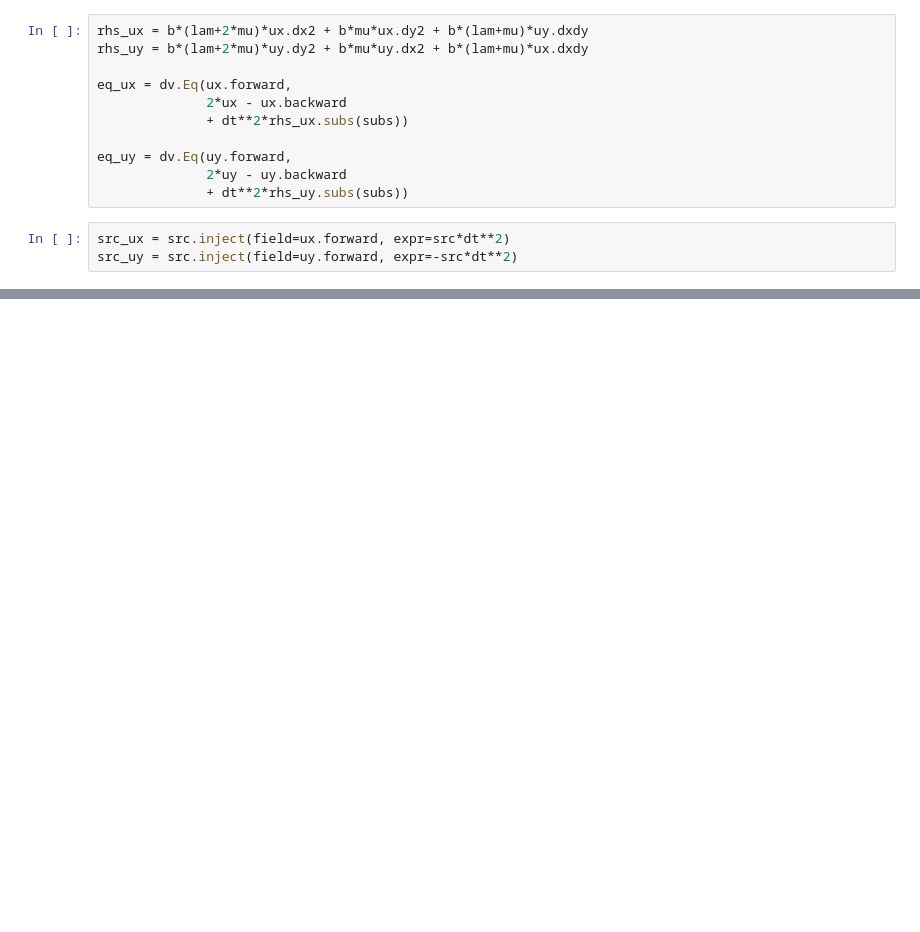
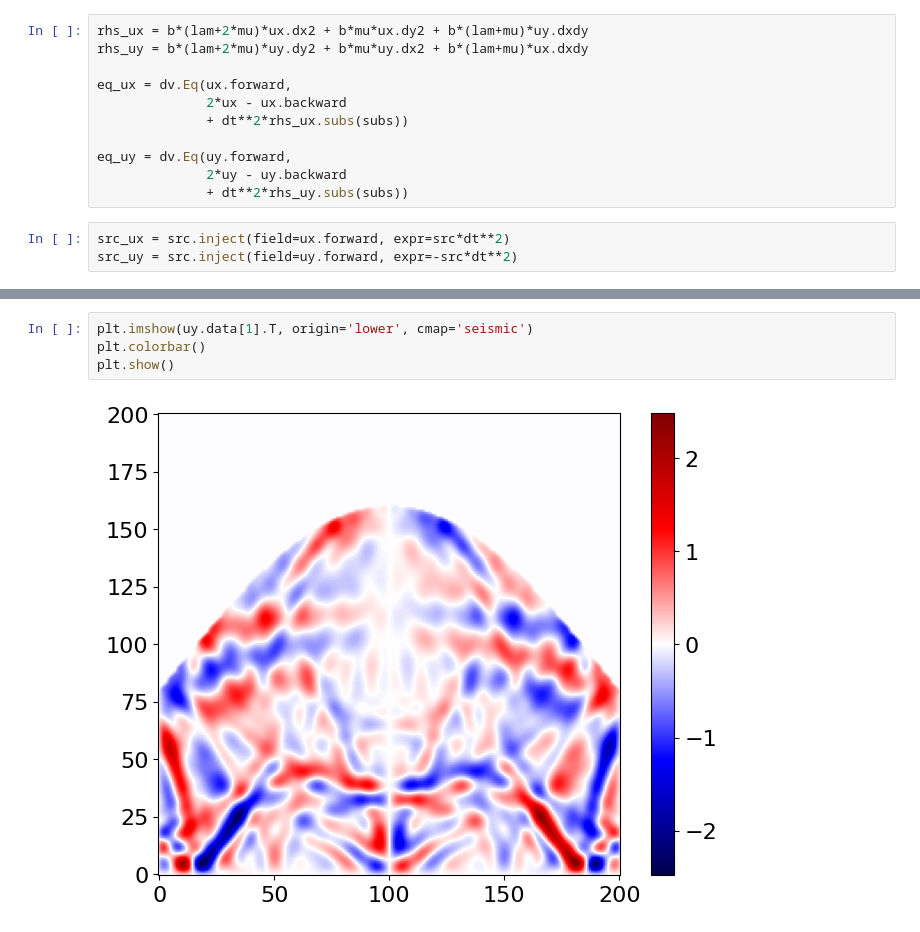
Before and after one commit to devitocodes/schism, a Jupyter notebook: examples/19_elastic_2nd_order_sinusoid.ipynb, the cells around one changed output, grey strips where cells are left out. Drawn from its saved outputs; the diff is of its cells as text; blank space fills up the shorter version.

```diff
--- a/examples/19_elastic_2nd_order_sinusoid.ipynb
+++ b/examples/19_elastic_2nd_order_sinusoid.ipynb
@@ -190,0 +261,6 @@ assert np.isclose(np.linalg.norm(uy.data), 81.650444)
+# %%
+plt.imshow(uy.data[1].T, origin='lower', cmap='seismic')
+plt.colorbar()
+plt.show()
+# %% [output]
+[figure, added]
```
Also changed, not shown: parts of 12 cells of this notebook.
